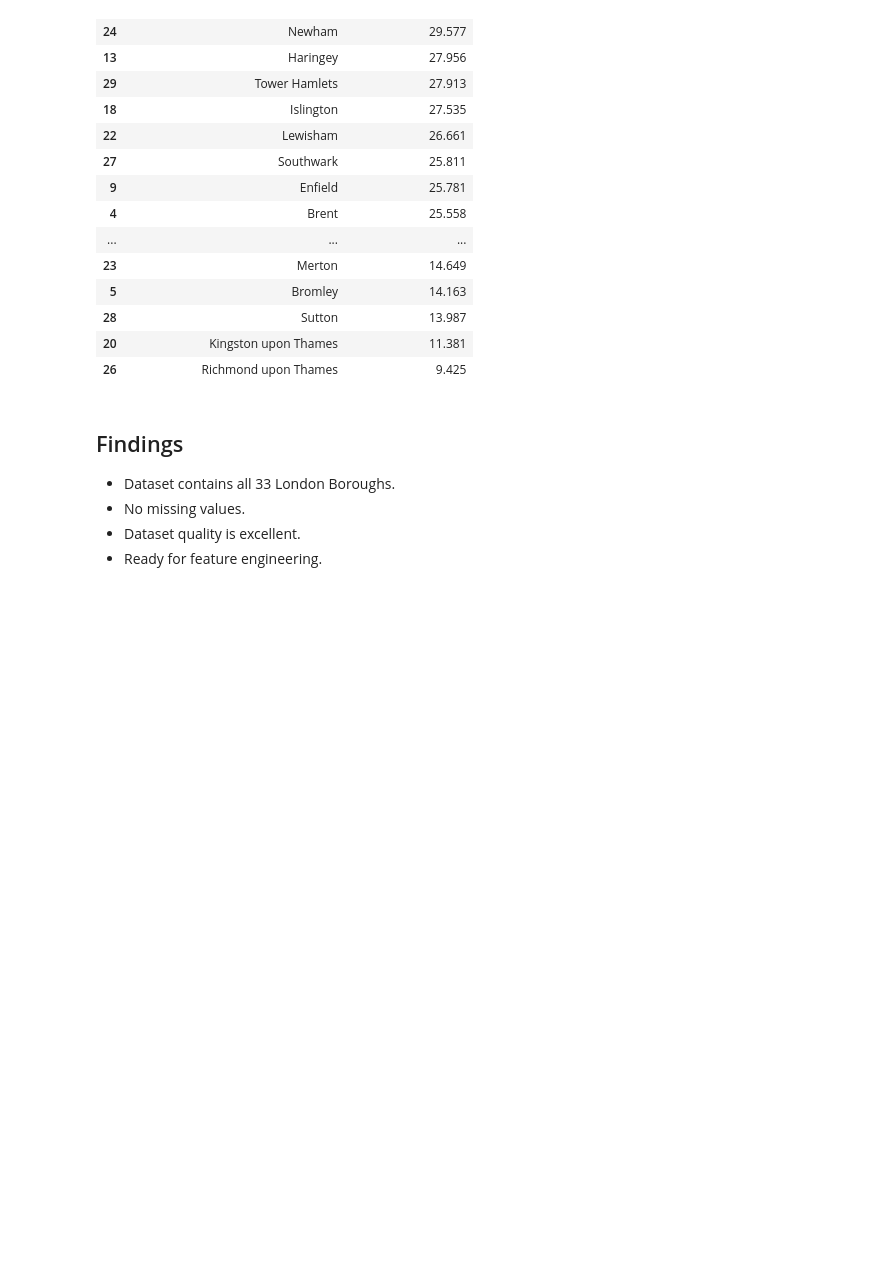
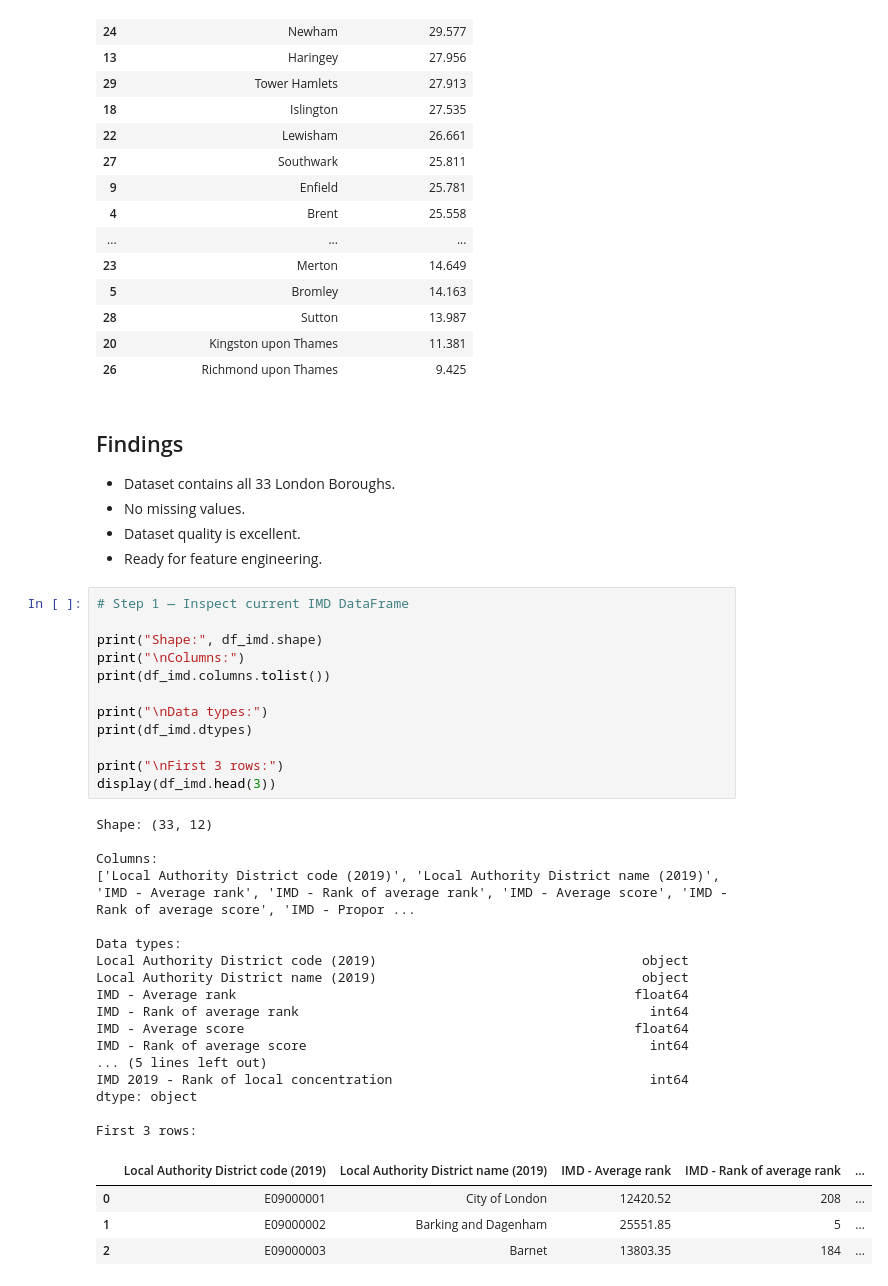
Before and after one commit to Shivahajivand/london-property-intelligence, a Jupyter notebook: notebooks/04_deprivation_data_understanding.ipynb, the cells around one changed output. Drawn from its saved outputs; the diff is of its cells as text; blank space fills up the shorter version.

```diff
--- a/notebooks/04_deprivation_data_understanding.ipynb
+++ b/notebooks/04_deprivation_data_understanding.ipynb
@@ -155,3 +155,37 @@ display(
 - No missing values.
 - Dataset quality is excellent.
 - Ready for feature engineering.
+# %%
+# Step 1 — Inspect current IMD DataFrame
+
+print("Shape:", df_imd.shape)
+print("\nColumns:")
+print(df_imd.columns.tolist())
+
+print("\nData types:")
+print(df_imd.dtypes)
+
+print("\nFirst 3 rows:")
+display(df_imd.head(3))
+# %% [output]
+Shape: (33, 12)
+
+Columns:
+['Local Authority District code (2019)', 'Local Authority District name (2019)', 'IMD - Average rank', 'IMD - Rank of average rank', 'IMD - Average score', 'IMD - Rank of average score', 'IMD - Propor ...
+
+Data types:
+Local Authority District code (2019)                                  object
+Local Authority District name (2019)                                  object
+IMD - Average rank                                                   float64
+IMD - Rank of average rank                                             int64
+IMD - Average score                                                  float64
+IMD - Rank of average score                                            int64
+... (5 lines left out)
+IMD 2019 - Rank of local concentration                                 int64
+dtype: object
+
+First 3 rows:
+|  | Local Authority District code (2019) | Local Authority District name (2019) | IMD - Average rank | IMD - Rank of average rank | ... |
+| 0 | E09000001 | City of London | 12420.52 | 208 | ... |
+| 1 | E09000002 | Barking and Dagenham | 25551.85 | 5 | ... |
+| 2 | E09000003 | Barnet | 13803.35 | 184 | ... |
```
Also changed, not shown: parts of 9 cells of this notebook, 13 other files.
